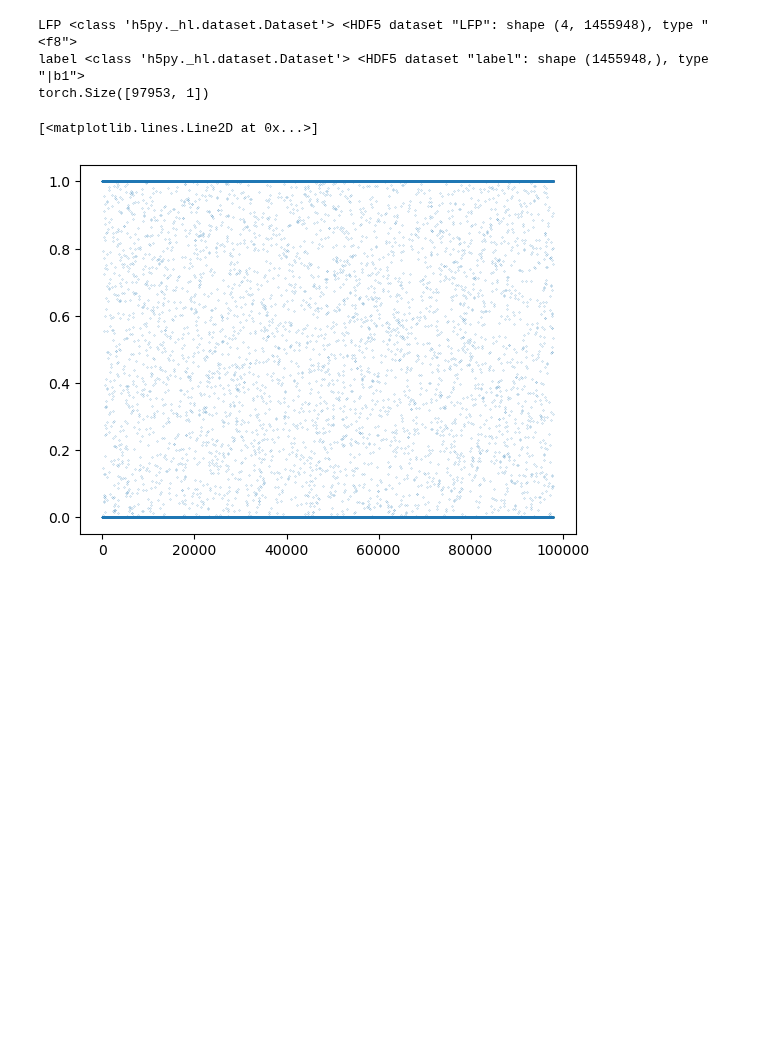
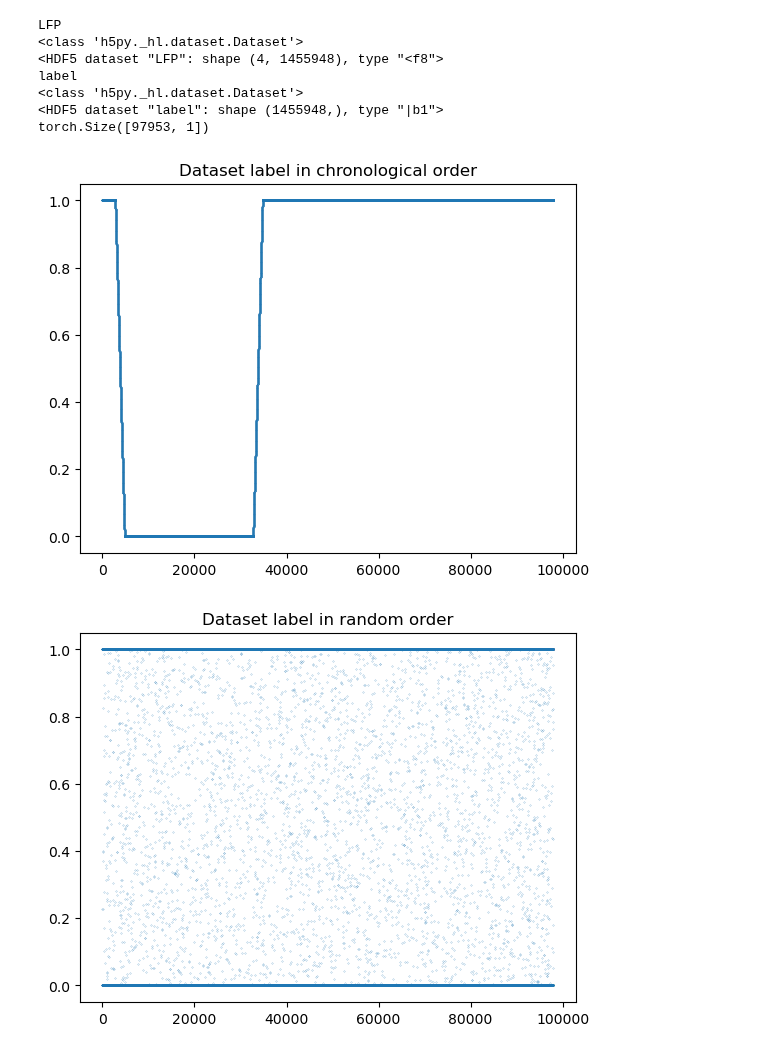
Before and after one commit to anthropikos/kaggle_kernels, a Jupyter notebook: movement_disorder/notebooks/et_project_explore.ipynb, the cells around one changed output. Cells and saved outputs as stored; diff of their text form; code cells hidden in the pictures; blank space fills up the shorter version.

```diff
--- a/movement_disorder/notebooks/et_project_explore.ipynb
+++ b/movement_disorder/notebooks/et_project_explore.ipynb
@@ -1,37 +1,62 @@
 # %%
 import h5py
 from pathlib import Path
 import torch
 import matplotlib.pyplot as plt
 
-file_path = Path("../data/essential_tremor/ET1/Pegboard_off.h5")
 
-with h5py.File(file_path, "r") as file:
-    # print(file.parent, file.file, file.name, file.id, file.attrs, sep="\n\n")
-    def print_name(name):
-        print(name)
-    def print_name_object(name, obj):
-        print(name, type(obj), obj)
+def read_hdf5_data(file_path=None):
+    if file_path is None:
+        file_path = Path("../src/movement_disorder_dl/data/essential_tremor/ET1/Pegboard_off.h5")
 
-    # file.visit(print_name)
-    file.visititems(print_name_object)
+    with h5py.File(file_path, "r") as file:
+        def print_name(name):
+            print(name)
 
-    ex_data = torch.tensor(file["LFP"][:])
-    ex_data_y = torch.tensor(file["label"][:])
+        def print_name_object(name, obj):
+            print(name, type(obj), obj, sep="\n")
 
+        file.visititems(print_name_object)
 
-temp = ex_data[0, :10000]
-temp_y = ex_data_y[:100000]
+        lfp = torch.tensor(file["LFP"][:])
+        label = torch.tensor(file["label"][:])
 
+    return lfp, label
 
-output = temp_y.unfold(0, 2048, 1).to(torch.float16).mean(dim=1, keepdim=True)
-print(output.shape)
+def plot_labels_chronological_and_permuted(lfp = None, label = None):
+    if (lfp is None) & (label is None):
+        lfp, label = read_hdf5_data()
+    # Unfold the label data
+    temp = lfp[0, :10000]
+    temp_y = label[:100000]
+
+    unfolded_y = (
+        temp_y.unfold(0, 2048, 1)
+        .to(torch.float16)
+        .mean(dim=1, keepdim=True)
+    )
+    print(unfolded_y.shape)
+
+    # Plot
+    plt.plot(unfolded_y, ".", markersize=.3)
+    plt.title("Dataset label in chronological order")
+    plt.show()
+
+    # Plot with random ordering
+    idx_perm = torch.randperm(unfolded_y.shape[0])
+    plt.plot(unfolded_y[idx_perm], ".", markersize=.3)
+    plt.title("Dataset label in random order")
+    plt.show()
+
+### MAIN ###
+plot_labels_chronological_and_permuted()
 # %% [output]
-LFP <class 'h5py._hl.dataset.Dataset'> <HDF5 dataset "LFP": shape (4, 1455948), type "<f8">
-label <class 'h5py._hl.dataset.Dataset'> <HDF5 dataset "label": shape (1455948,), type "|b1">
+LFP
+<class 'h5py._hl.dataset.Dataset'>
+<HDF5 dataset "LFP": shape (4, 1455948), type "<f8">
+label
+<class 'h5py._hl.dataset.Dataset'>
+<HDF5 dataset "label": shape (1455948,), type "|b1">
 torch.Size([97953, 1])
+[figure, added]
+[figure, added]
-# %%
-plt.plot(output[torch.randperm(output.shape[0])], ".", markersize=.3)
-# %% [output]
-[<matplotlib.lines.Line2D at 0x...>]
-[figure, removed]
```
Also changed, not shown: parts of 7 cells of this notebook, 4 other files.
